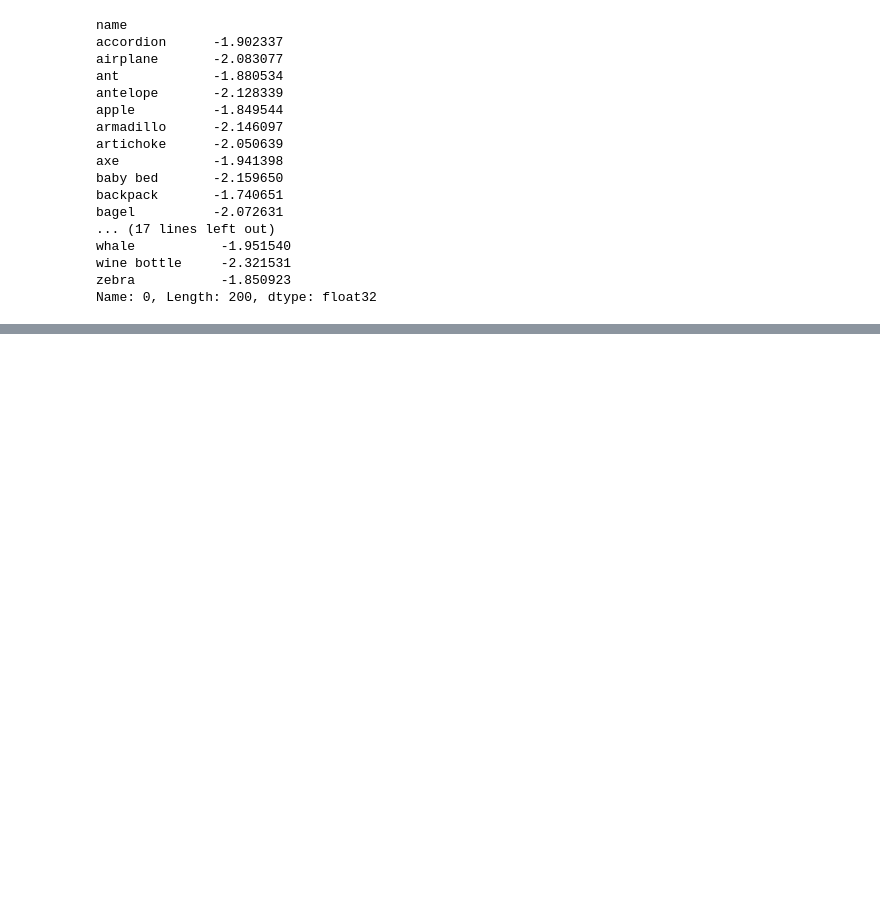
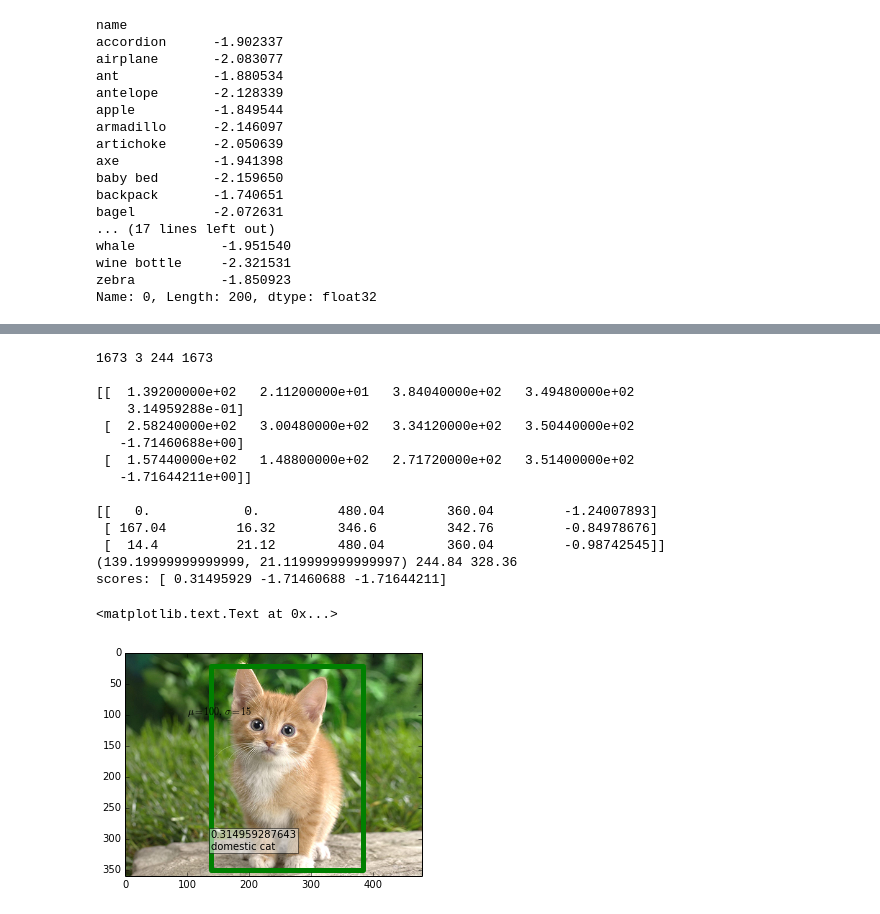
Before and after one commit to geekan/caffe, a Jupyter notebook: examples/detection-auto.ipynb, the cells around one changed output, grey strips where cells are left out. Saved outputs shown, nothing was run; the diff lists cells and outputs as text; code cells hidden in the pictures; blank space fills up the shorter version.

```diff
--- a/examples/detection-auto.ipynb
+++ b/examples/detection-auto.ipynb
@@ -78,6 +78,12 @@ Name: 0, Length: 200, dtype: float32
 max_s = predictions_df.max(0)
 max_s.sort(ascending=False)
 print(max_s[:10])
+
+for index, i in enumerate(max_s):
+    if i > 0:
+        plot_patch(plt, max_s.index[i], colors, df, predictions_df)
+    else:
+        break
 # %% [output]
 name
 domestic cat             0.314959
@@ -181,0 +163,66 @@ print nms_dets[:3]
+# %%
+im = plt.imread('images/cat.jpg')
+plt.imshow(im)
+currentAxis = plt.gca()
+colors = ['r', 'b', 'y']
+'''
+for c, det in zip(colors, nms_dets[:3]):
+    print c, det
+    currentAxis.add_patch(
+        plt.Rectangle((det[0], det[1]), det[2]-det[0], det[3]-det[1],
+        fill=False, edgecolor=c, linewidth=5)
+    )
+print 'scores:', nms_dets[:3, 4]
+'''
+
+def plot_patch(plt, det_name, colors, df, predictions_df):
+    scores = predictions_df[det_name]
+    windows = df[['xmin', 'ymin', 'xmax', 'ymax']].values
+    dets = np.hstack((windows, scores[:, np.newaxis]))
+    nms_dets = nms_detections(dets)
+
+    currentAxis = plt.gca()
+    print len(scores), len(colors), len(nms_dets), len(dets)
+    print ''
+    print nms_dets[:len(colors)]
+    print ''
+    print dets[:len(colors)]
+    for c, det in zip(colors, nms_dets[:len(colors)]):
+        if det[4] < 0:
+            break
+        plt.text(det[0],
+                 (det[3]-det[1])*9/10+det[1],
+                 str(det[4])+'\n'+det_name,
+                 bbox=dict(facecolor='white', alpha=0.5))
+        #plt.text(det[0], (det[3]-det[1])*9/10+det[1], )
+        currentAxis.add_patch(
+            plt.Rectangle((det[0], det[1]), det[2]-det[0], det[3]-det[1],
+            fill=False, edgecolor=c, linewidth=5)
+        )
+        print (det[0], det[1]), det[2]-det[0], det[3]-det[1]
+    print 'scores:', nms_dets[:len(colors), 4]
+
+for index, i in enumerate(max_s):
+    if i > 0:
+        plot_patch(plt, max_s.index[i], ['g', 'b', 'r'], df, predictions_df)
+    else:
+        break
+
+plt.text(100, 100, r'$\mu=100,\ \sigma=15$')
+# %% [output]
+1673 3 244 1673
+
+[[  1.39200000e+02   2.11200000e+01   3.84040000e+02   3.49480000e+02
+    3.14959288e-01]
+ [  2.58240000e+02   3.00480000e+02   3.34120000e+02   3.50440000e+02
+   -1.71460688e+00]
+ [  1.57440000e+02   1.48800000e+02   2.71720000e+02   3.51400000e+02
+   -1.71644211e+00]]
+
+[[   0.            0.          480.04        360.04         -1.24007893]
+ [ 167.04         16.32        346.6         342.76         -0.84978676]
+ [  14.4          21.12        480.04        360.04         -0.98742545]]
+(139.19999999999999, 21.119999999999997) 244.84 328.36
+scores: [ 0.31495929 -1.71460688 -1.71644211]
+<matplotlib.text.Text at 0x...>
+[figure, added]
```
Also changed, not shown: parts of 6 cells of this notebook, 1 other file.
